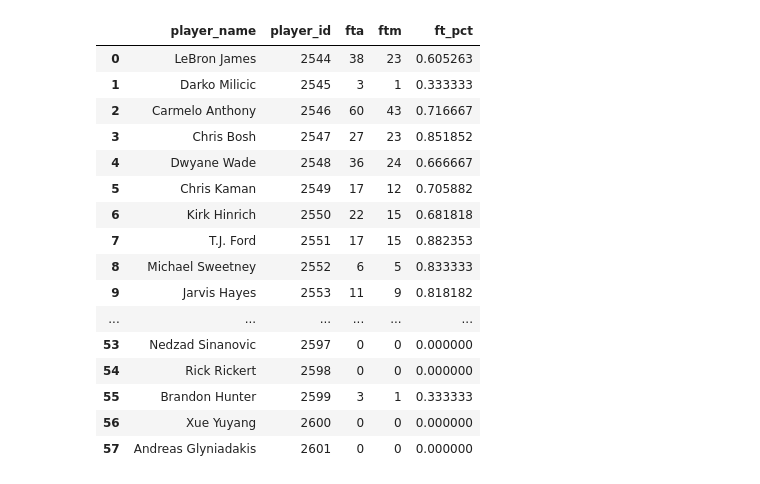
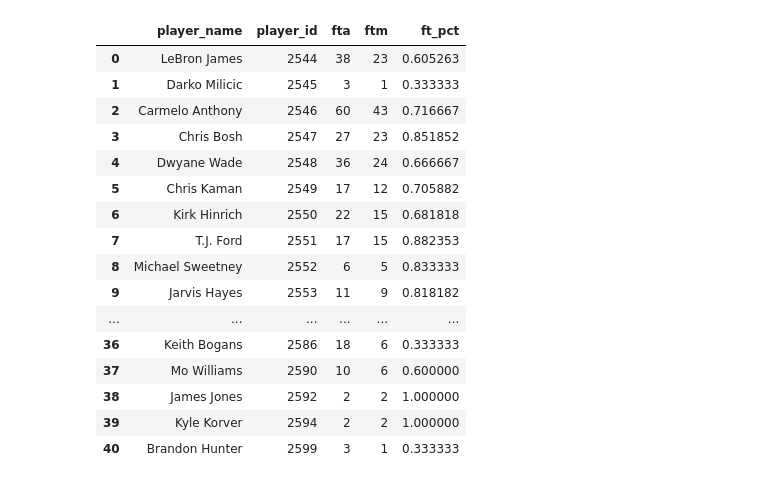
Before and after one commit to zihengliao/nba-analytics, a Jupyter notebook: james_stein/james_stein.ipynb, the cells around one changed output. Cells and saved outputs as stored; diff of their text form; code cells hidden in the pictures.

Commit message:
played around with different JS shrinkages

```diff
--- a/james_stein/james_stein.ipynb
+++ b/james_stein/james_stein.ipynb
@@ -18,33 +20,37 @@ for player_id, player_name in zip(players_name_id["PERSON_ID"], players_name_id[
 	df["GAME_DATE"] = pd.to_datetime(df["GAME_DATE"])
 	df_sorted = df.sort_values("GAME_DATE")
 	first_10_games = df_sorted.head(10)
-	player_stats = {
-		"player_name": player_name,
-		"player_id": player_id,
-		"fta": first_10_games["FTA"].sum(),
-		"ftm": first_10_games["FTM"].sum(),
-		"ft_pct": first_10_games["FTM"].sum() / first_10_games["FTA"].sum() if first_10_games["FTA"].sum() > 0 else 0
-	}
-	players_10_games.append(player_stats)
-
+	if not first_10_games.empty:	# Ensuring they have played at least a game
+		player_stats = {
+			"player_name": player_name,
+			"player_id": player_id,
+			"fta": first_10_games["FTA"].sum(),
+			"ftm": first_10_games["FTM"].sum(),
+			"ft_pct": first_10_games["FTM"].sum() / first_10_games["FTA"].sum() if first_10_games["FTA"].sum() > 0 else 0
+		}
+		players_10_games.append(player_stats)
+	time.sleep(random.uniform(0.5, 1.5))  # To avoid hitting rate limits
 df_players_10_games = pd.DataFrame(players_10_games)
 # %%
+# removing players who didnt shoot free throws in their first 10 games
+# since they dont provide meaningful data for free throw percentage
+df_players_10_games = df_players_10_games[df_players_10_games["fta"] > 0]
 df_players_10_games
 # %% [output]
 |  | player_name | player_id | fta | ftm | ft_pct |
 | 0 | LeBron James | 2544 | 38 | 23 | 0.605263 |
 | 1 | Darko Milicic | 2545 | 3 | 1 | 0.333333 |
 | 2 | Carmelo Anthony | 2546 | 60 | 43 | 0.716667 |
 | 3 | Chris Bosh | 2547 | 27 | 23 | 0.851852 |
 | 4 | Dwyane Wade | 2548 | 36 | 24 | 0.666667 |
 | 5 | Chris Kaman | 2549 | 17 | 12 | 0.705882 |
 | 6 | Kirk Hinrich | 2550 | 22 | 15 | 0.681818 |
 | 7 | T.J. Ford | 2551 | 17 | 15 | 0.882353 |
 | 8 | Michael Sweetney | 2552 | 6 | 5 | 0.833333 |
 | 9 | Jarvis Hayes | 2553 | 11 | 9 | 0.818182 |
 | ... | ... | ... | ... | ... | ... |
-| 53 | Nedzad Sinanovic | 2597 | 0 | 0 | 0.000000 |
-| 54 | Rick Rickert | 2598 | 0 | 0 | 0.000000 |
-| 55 | Brandon Hunter | 2599 | 3 | 1 | 0.333333 |
-| 56 | Xue Yuyang | 2600 | 0 | 0 | 0.000000 |
-| 57 | Andreas Glyniadakis | 2601 | 0 | 0 | 0.000000 |
+| 36 | Keith Bogans | 2586 | 18 | 6 | 0.333333 |
+| 37 | Mo Williams | 2590 | 10 | 6 | 0.600000 |
+| 38 | James Jones | 2592 | 2 | 2 | 1.000000 |
+| 39 | Kyle Korver | 2594 | 2 | 2 | 1.000000 |
+| 40 | Brandon Hunter | 2599 | 3 | 1 | 0.333333 |
```
Also changed, not shown: parts of 8 cells of this notebook.
